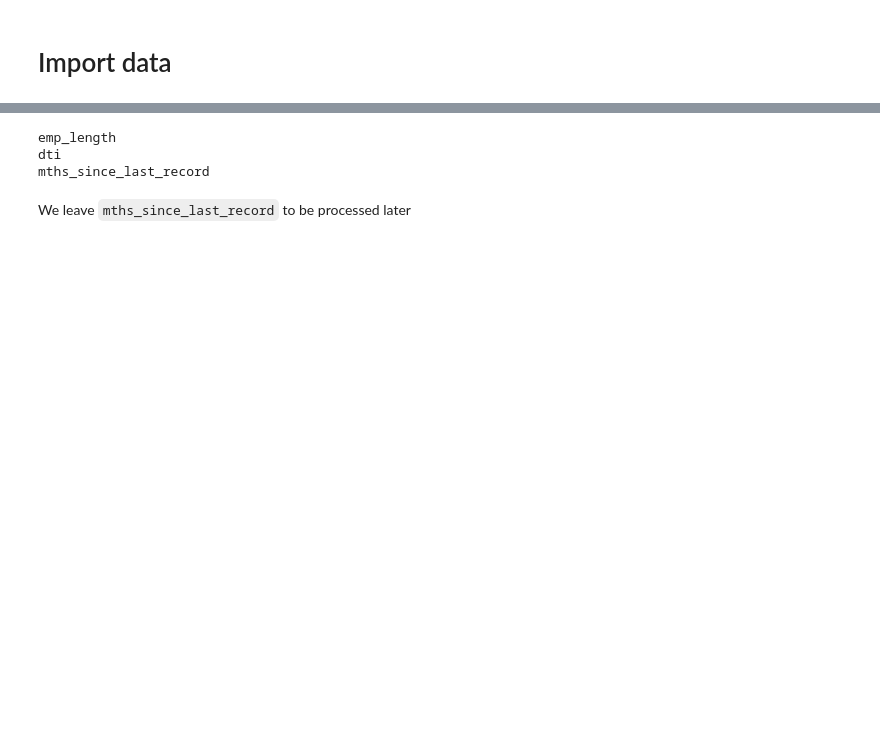
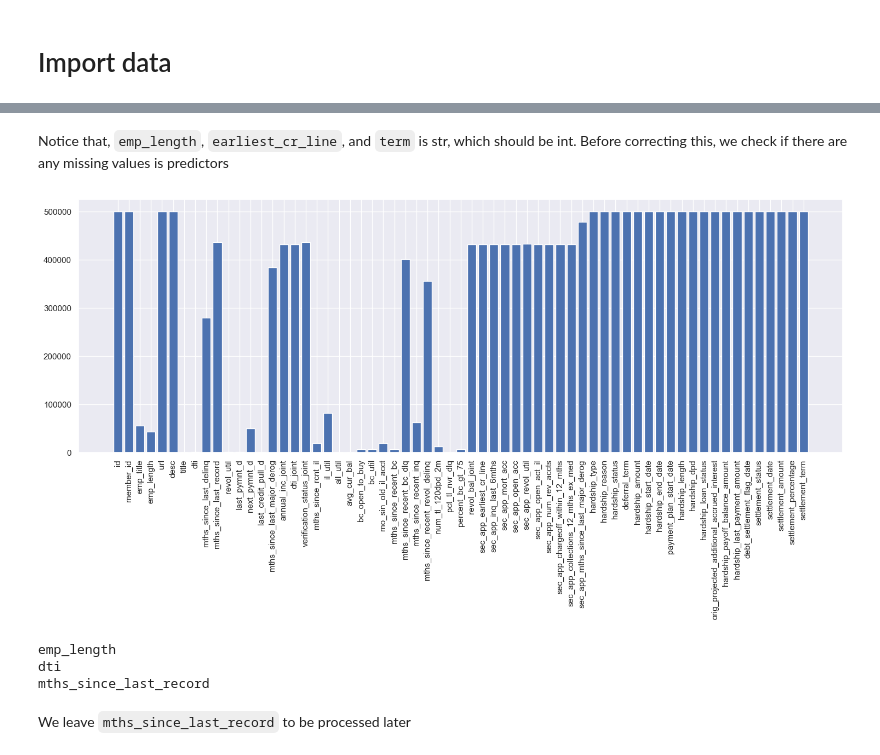
Before and after one commit to z2gap/credit_risk_modeling, a Jupyter notebook: 01_EDA.ipynb, the cells around one changed output, grey strips where cells are left out. Saved outputs shown, nothing was run; the diff lists cells and outputs as text; code cells hidden in the pictures; blank space fills up the shorter version.

```diff
--- a/01_EDA.ipynb
+++ b/01_EDA.ipynb
@@ -4,5 +8,9 @@ In this notebook, we start by importing `data/loan.csv` credit data, which featu
 import numpy as np
 import pandas as pd
 
+import matplotlib.pyplot as plt
+import seaborn as sns
+sns.set_theme()
+
 import warnings
 warnings.filterwarnings("ignore")
@@ -76,3 +86,14 @@ Notice that, `emp_length`, `earliest_cr_line`, and `term` is str, which should b
+# %% [markdown]
+Notice that, `emp_length`, `earliest_cr_line`, and `term` is str, which should be int. Before correcting this, we check if there are any missing values is predictors
+# %%
+miss = df.isna().sum()
+miss = miss[miss > 0]
+
+plt.figure(figsize=(18,6))
+plt.bar(miss.index, miss)
+plt.xticks(rotation=90);
+# %% [output]
+[figure, added]
 # %%
 for prd in predictors:
     if prd in df.columns.values[df.isna().any()]:
```
Also changed, not shown: parts of 27 cells of this notebook, 14 other files.
